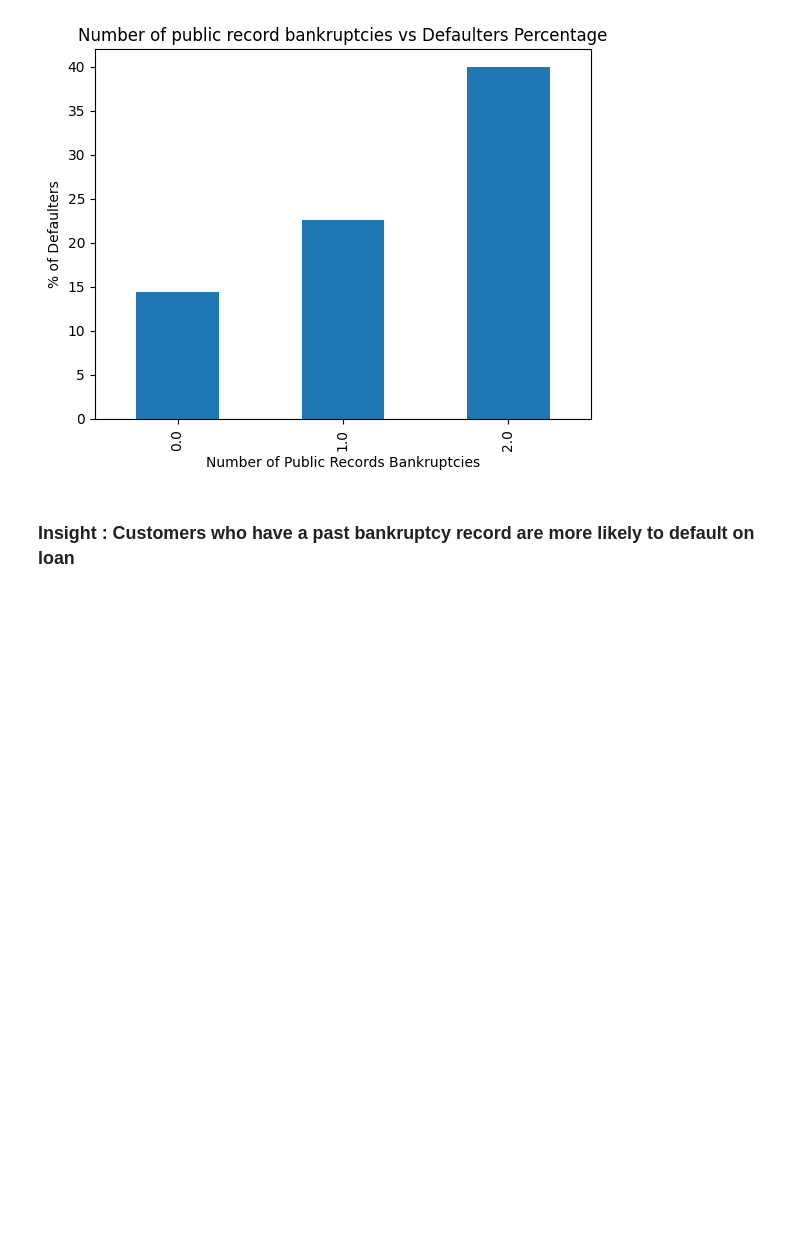
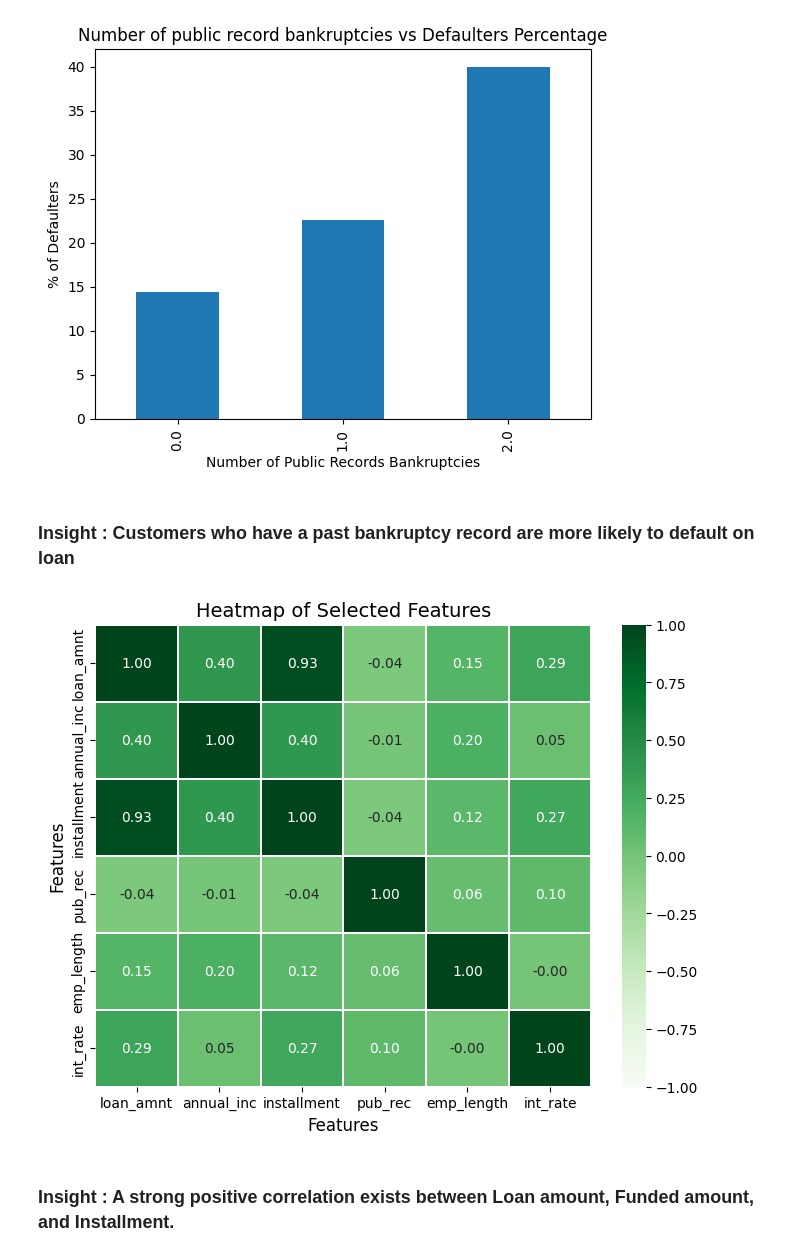
Before and after one commit to tusharadi25/LendingClubCaseStudy, a Jupyter notebook: Tushar_Adivarekar.ipynb, the cells around one changed output. Cells and saved outputs as stored; diff of their text form; code cells hidden in the pictures; blank space fills up the shorter version.

```diff
--- a/Tushar_Adivarekar.ipynb
+++ b/Tushar_Adivarekar.ipynb
@@ -485,3 +522,20 @@ plt.show()
 [figure]
 # %% [markdown]
 ### **Insight :** Customers who have a past bankruptcy record are more likely to default on loan
+# %%
+# Select the desired columns
+selected_columns = ['loan_amnt', 'annual_inc', 'installment', 'pub_rec', 'emp_length', 'int_rate', 'loan_status']
+
+# Create a heatmap
+plt.figure(figsize=(8, 6))
+sns.heatmap(df[selected_columns].corr(), annot=True, cmap='Greens', fmt=".2f", linewidths=0.3, vmin=-1.0,vmax=1.0)
+
+# Add labels and title
+plt.xlabel('Features', fontsize=12)
+plt.ylabel('Features', fontsize=12)
+plt.title('Heatmap of Selected Features', fontsize=14)
+plt.show()
+# %% [output]
+[figure, added]
+# %% [markdown]
+### **Insight :** A strong positive correlation exists between Loan amount, Funded amount, and Installment.
```
Also changed, not shown: parts of 12 cells of this notebook, 1 other file.
